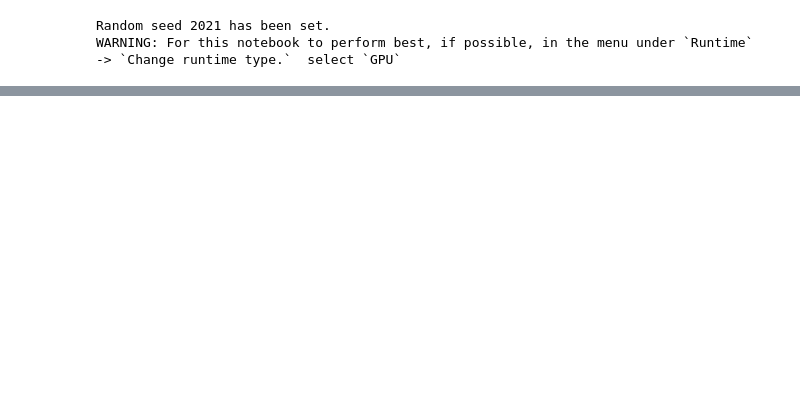
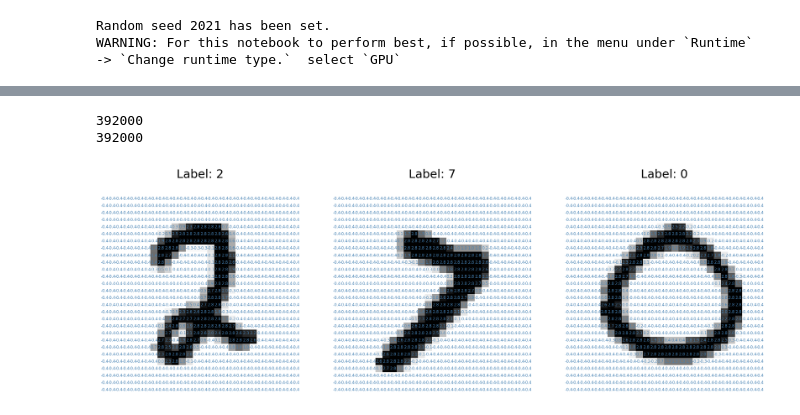
Before and after one commit to bsgreenb/math-tools, a Jupyter notebook: ml/neuromatch/optimization.ipynb, the cells around one changed output, grey strips where cells are left out. Saved outputs shown, nothing was run; the diff lists cells and outputs as text; code cells hidden in the pictures; blank space fills up the shorter version.

```diff
--- a/ml/neuromatch/optimization.ipynb
+++ b/ml/neuromatch/optimization.ipynb
@@ -155,0 +212,33 @@ else:
+# %%
+# As we are just getting started, we will concentrate on a small subset of only 500 examples out of the 60.000 data points contained in the whole training set.
+
+# Sample a random subset of 500 indices
+subset_index = np.random.choice(len(train_set.data), 500)
+
+# We will use these symbols to represent the training data and labels, to stay
+# as close to the mathematical expressions as possible.
+X, y = train_set.data[subset_index, :], train_set.targets[subset_index]
+# %% [output]
+392000
+392000
+# %%
+# Exploratory data analysis and visualisation
+
+num_figures = 3
+fig, axs = plt.subplots(1, num_figures, figsize=(5 * num_figures, 5))
+
+for sample_id, ax in enumerate(axs):
+  # Plot the pixel values for each image
+  ax.matshow(X[sample_id, :], cmap='gray_r')
+  # 'Write' the pixel value in the corresponding location
+  for (i, j), z in np.ndenumerate(X[sample_id, :]):
+    text = '{:.1f}'.format(z)
+    ax.text(j, i, text, ha='center',
+            va='center', fontsize=6, c='steelblue')
+
+  ax.set_title('Label: ' + str(y[sample_id].item()))
+  ax.axis('off')
+
+plt.show()
+# %% [output]
+[figure, added]
```
Also changed, not shown: parts of 20 cells of this notebook, 2 other files.
